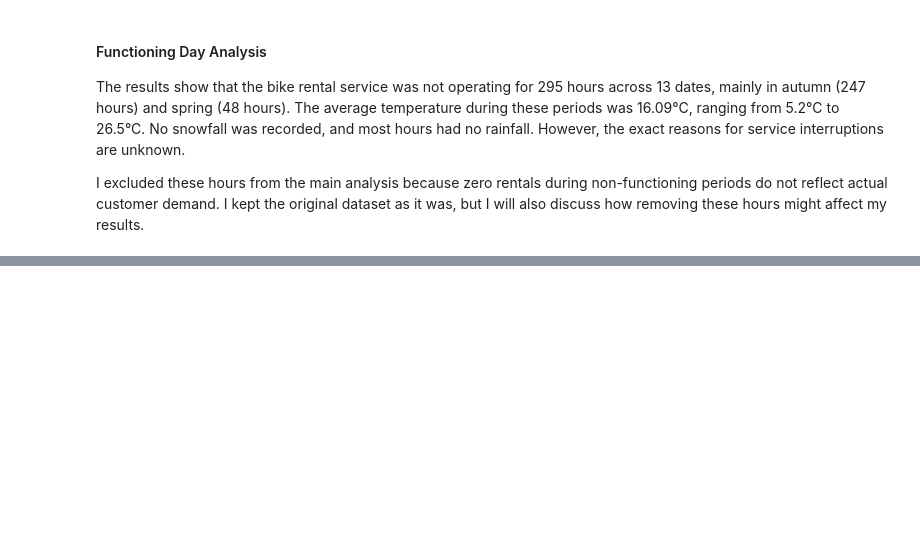
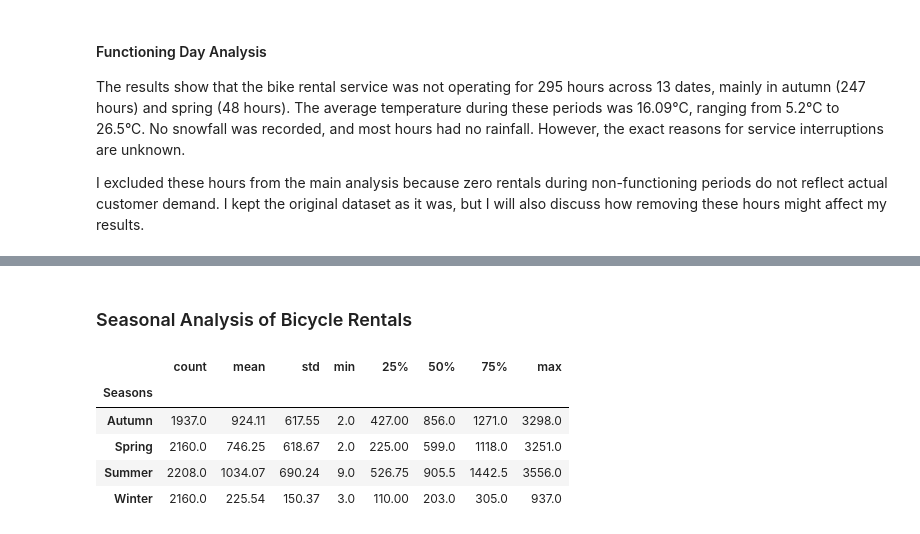
Before and after one commit to Munkhzaya-pom/statistic-sep-26, a Jupyter notebook: CA2_stats_sep_26/CA2_stats_sep_26.ipynb, the cells around one changed output, grey strips where cells are left out. Cells and saved outputs as stored; diff of their text form; code cells hidden in the pictures; blank space fills up the shorter version.

Commit message:
descriptive stats

```diff
--- a/CA2_stats_sep_26/CA2_stats_sep_26.ipynb
+++ b/CA2_stats_sep_26/CA2_stats_sep_26.ipynb
@@ -223,0 +355,13 @@ I excluded these hours from the main analysis because zero rentals during non-fu
+# %% [markdown]
+### Seasonal Analysis of Bicycle Rentals
+# %%
+#Descriptive statistics for each season
+
+df_active.groupby("Seasons")["Rented Bike Count"].describe().round(2)
+# %% [output]
+|  | count | mean | std | min | 25% | 50% | 75% | max |
+| Seasons |  |  |  |  |  |  |  |  |
+| Autumn | 1937.0 | 924.11 | 617.55 | 2.0 | 427.00 | 856.0 | 1271.0 | 3298.0 |
+| Spring | 2160.0 | 746.25 | 618.67 | 2.0 | 225.00 | 599.0 | 1118.0 | 3251.0 |
+| Summer | 2208.0 | 1034.07 | 690.24 | 9.0 | 526.75 | 905.5 | 1442.5 | 3556.0 |
+| Winter | 2160.0 | 225.54 | 150.37 | 3.0 | 110.00 | 203.0 | 305.0 | 937.0 |
```
Also changed, not shown: parts of 15 cells of this notebook.
